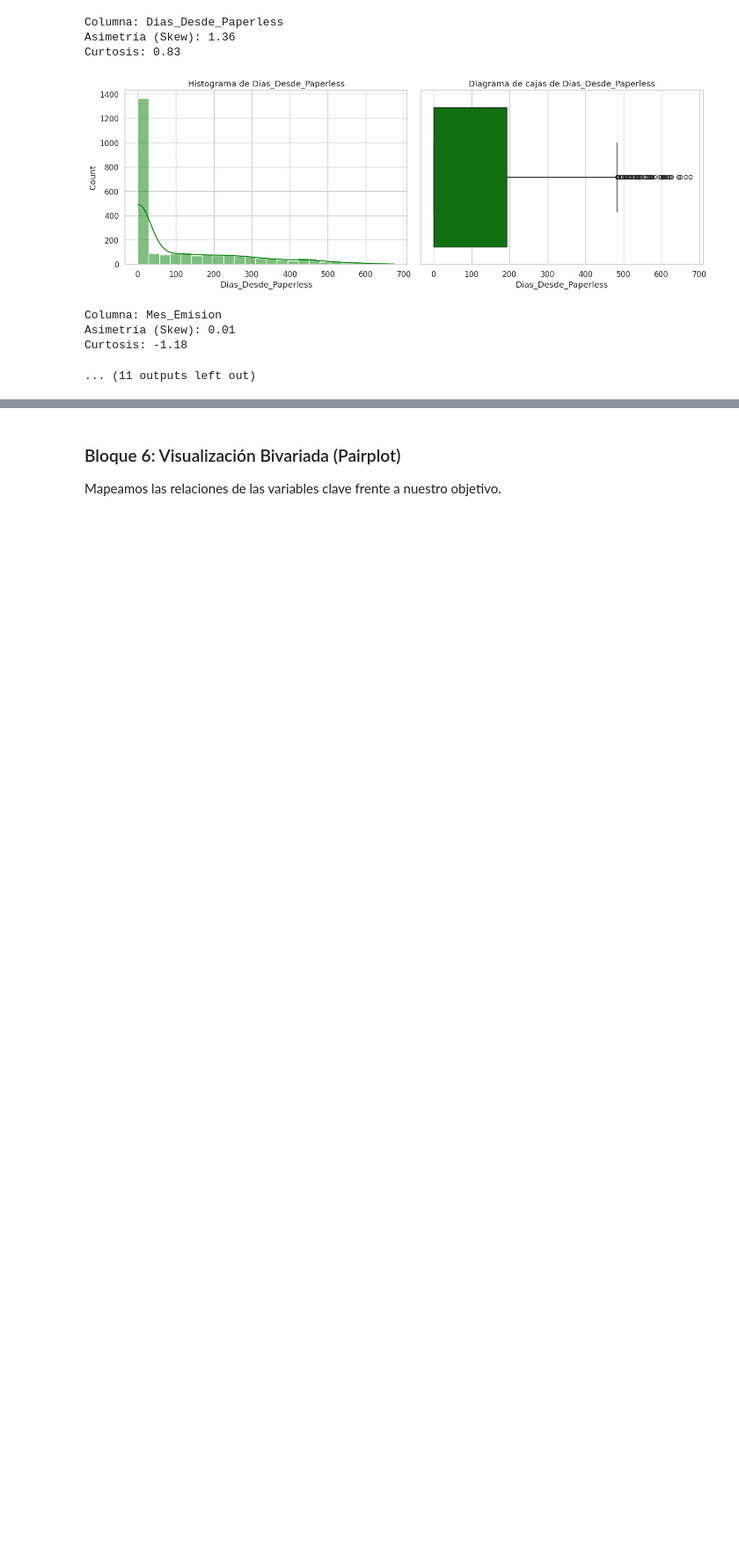
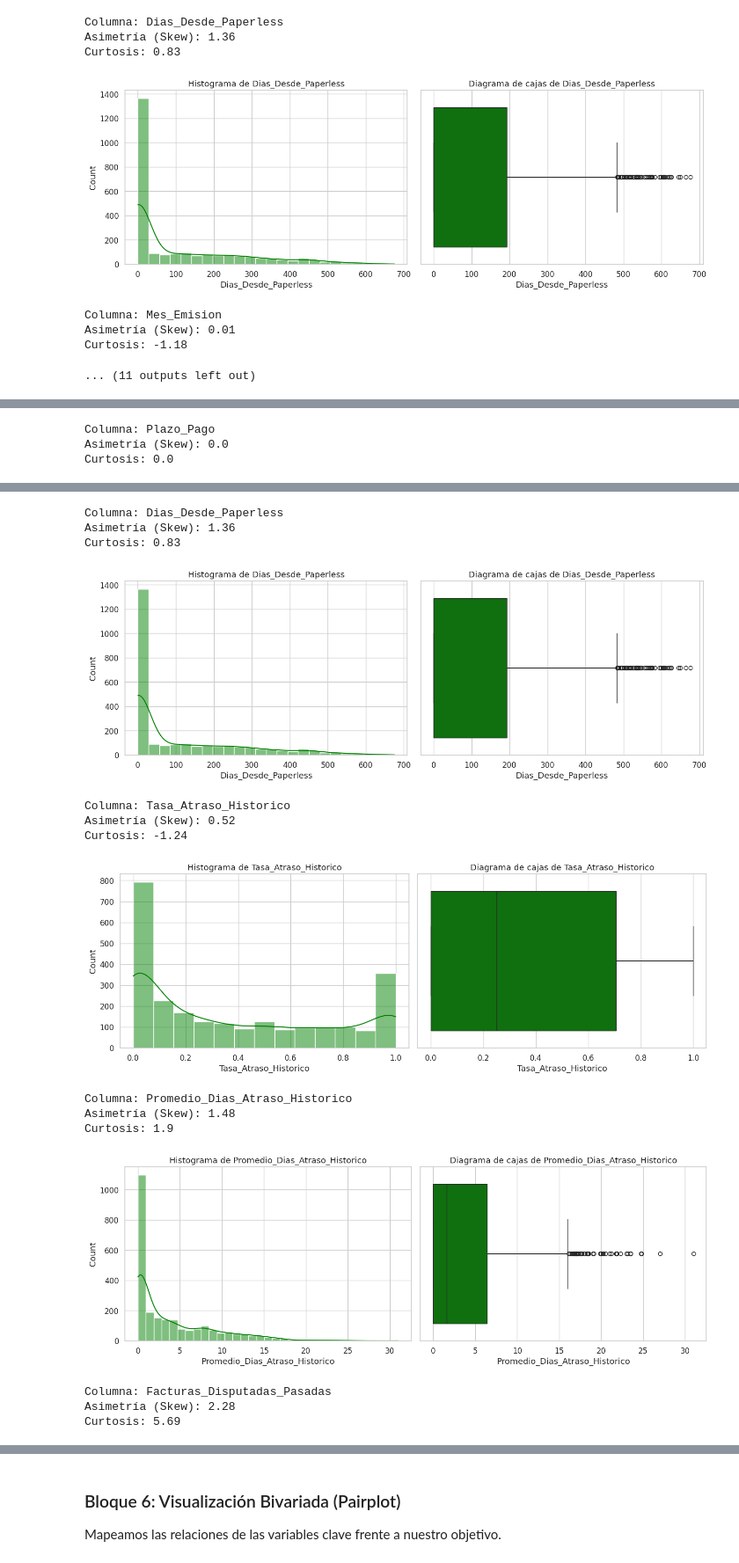
Before and after one commit to lucasm9302/EDA_Tesis, a Jupyter notebook: EDA_Casi_Final.ipynb, the cells around one changed output, grey strips where cells are left out. Shown at 88% size. Saved outputs shown, nothing was run; the diff lists cells and outputs as text; code cells hidden in the pictures; blank space fills up the shorter version.

```diff
--- a/EDA_Casi_Final.ipynb
+++ b/EDA_Casi_Final.ipynb
@@ -188,3 +189,20 @@ dtype: float64
 | 770 | 506 | 0.21 |
 | 897 | 396 | 0.16 |
 | 818 | 387 | 0.16 |
+# %%
+# Definición estadística explícita de variables
+vars_categoricas = ['Target_EsAtrasado', 'PaperlessBill_Bin', 'Disputed_Bin', 'Mes_Emision', 'Dia_Semana_Vencimiento', 'countryCode']
+vars_numericas = ['InvoiceAmount', 'Plazo_Pago', 'Dias_Desde_Paperless', 'Tasa_Atraso_Historico', 'Promedio_Dias_Atraso_Historico', 'Facturas_Disputadas_Pasadas', 'Facturas_Totales_Pasadas']
+
+# 7. Resumen estadístico de las variables NUMÉRICAS independientes
+print("--- Variables Numéricas Predictoras ---")
+display(df_eda[vars_numericas].describe().T)
+
+# 8. y 9. Resumen estadístico de las variables CATEGÓRICAS (Tablas de frecuencia)
+print("\n--- Variables Categóricas (Frecuencias) ---")
+for col in vars_categoricas:
+    conteo = df_eda[col].value_counts()
+    proporciones = df_eda[col].value_counts(normalize=True) * 100
+    resumen = pd.DataFrame({'Conteo': conteo, 'Proporción (%)': proporciones})
+    print(f"\nVariable: {col}")
+    display(resumen)
@@ -259,3 +338,26 @@ Columna: Mes_Emision
 Asimetría (Skew): 0.01
 Curtosis: -1.18
 ... (11 outputs left out)
+# %%
+# 2.1 Visualización de Variables NUMÉRICAS (Histogramas y Boxplots)
+for column in vars_numericas:
+    print(f'Columna: {column}')
+    print(f'Asimetría (Skew): {round(df_eda[column].skew(), 2)}')
+    print(f'Curtosis: {round(df_eda[column].kurtosis(), 2)}')
+
+    plt.figure(figsize=(14, 5))
+
+    # Histograma con curva de densidad (KDE)
+    plt.subplot(1, 2, 1)
+    sns.histplot(df_eda[column], kde=True, color='green')
+    plt.title(f'Histograma de {column}')
+
+    # Diagrama de cajas (Boxplot)
+    plt.subplot(1, 2, 2)
+    sns.boxplot(x=df_eda[column], color='green')
+    plt.title(f'Diagrama de cajas de {column}')
+
+    plt.tight_layout()
+    plt.savefig(f'/content/imagenes_eda/02.1_numericas_{column}.png', dpi=300, bbox_inches='tight')
+    plt.show()
+# %% [output]
@@ -261,0 +368,3 @@ Curtosis: -1.18
+Columna: Plazo_Pago
+Asimetría (Skew): 0.0
+Curtosis: 0.0
@@ -261,0 +372,15 @@ Curtosis: -1.18
+Columna: Dias_Desde_Paperless
+Asimetría (Skew): 1.36
+Curtosis: 0.83
+[figure, added]
+Columna: Tasa_Atraso_Historico
+Asimetría (Skew): 0.52
+Curtosis: -1.24
+[figure, added]
+Columna: Promedio_Dias_Atraso_Historico
+Asimetría (Skew): 1.48
+Curtosis: 1.9
+[figure, added]
+Columna: Facturas_Disputadas_Pasadas
+Asimetría (Skew): 2.28
+Curtosis: 5.69
```
Also changed, not shown: parts of 11 cells of this notebook.
